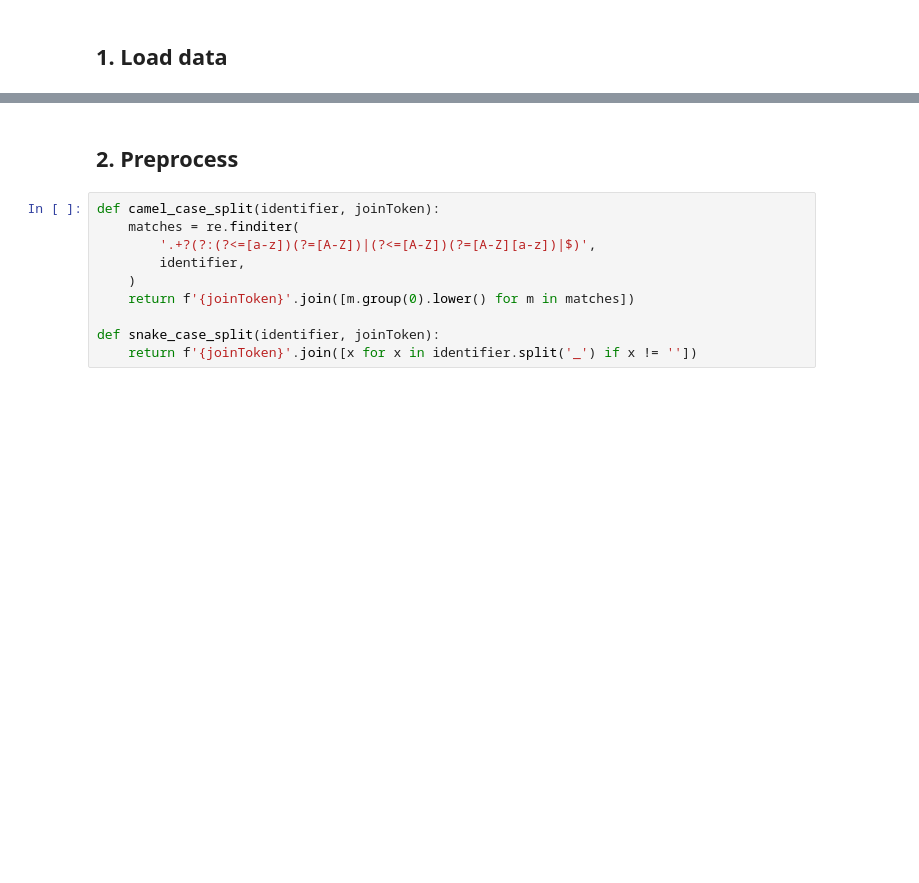
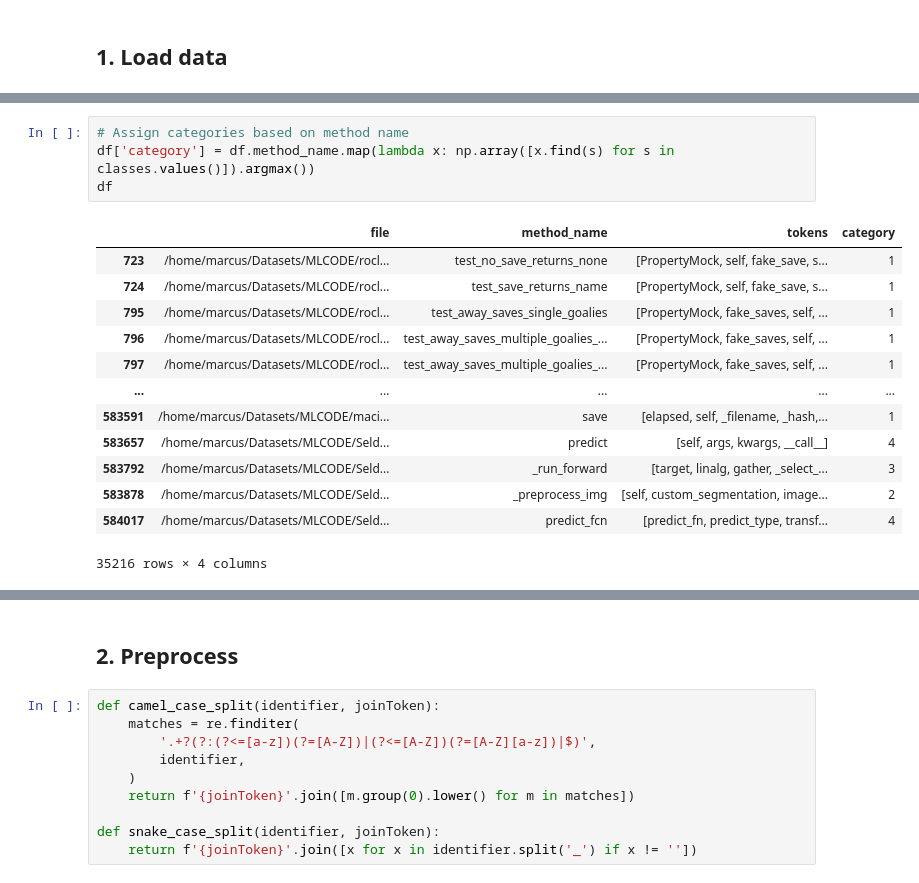
Before and after one commit to mhagglun/code2vec, a Jupyter notebook: IdentifierExtractor/Preprocessing.ipynb, the cells around one changed output, grey strips where cells are left out. Saved outputs shown, nothing was run; the diff lists cells and outputs as text; blank space fills up the shorter version.

```diff
--- a/IdentifierExtractor/Preprocessing.ipynb
+++ b/IdentifierExtractor/Preprocessing.ipynb
@@ -20,0 +41,18 @@ df.head()
+# %%
+# Assign categories based on method name
+df['category'] = df.method_name.map(lambda x: np.array([x.find(s) for s in classes.values()]).argmax())
+df
+# %% [output]
+|  | file | method_name | tokens | category |
+| 723 | /home/marcus/Datasets/MLCODE/rocl... | test_no_save_returns_none | [PropertyMock, self, fake_save, s... | 1 |
+| 724 | /home/marcus/Datasets/MLCODE/rocl... | test_save_returns_name | [PropertyMock, self, fake_save, s... | 1 |
+| 795 | /home/marcus/Datasets/MLCODE/rocl... | test_away_saves_single_goalies | [PropertyMock, fake_saves, self, ... | 1 |
+| 796 | /home/marcus/Datasets/MLCODE/rocl... | test_away_saves_multiple_goalies_... | [PropertyMock, fake_saves, self, ... | 1 |
+| 797 | /home/marcus/Datasets/MLCODE/rocl... | test_away_saves_multiple_goalies_... | [PropertyMock, fake_saves, self, ... | 1 |
+| ... | ... | ... | ... | ... |
+| 583591 | /home/marcus/Datasets/MLCODE/maci... | save | [elapsed, self, _filename, _hash,... | 1 |
+| 583657 | /home/marcus/Datasets/MLCODE/Seld... | predict | [self, args, kwargs, __call__] | 4 |
+| 583792 | /home/marcus/Datasets/MLCODE/Seld... | _run_forward | [target, linalg, gather, _select_... | 3 |
+| 583878 | /home/marcus/Datasets/MLCODE/Seld... | _preprocess_img | [self, custom_segmentation, image... | 2 |
+| 584017 | /home/marcus/Datasets/MLCODE/Seld... | predict_fcn | [predict_fn, predict_type, transf... | 4 |
+35216 rows × 4 columns
```
Also changed, not shown: parts of 11 cells of this notebook, 3 other files.
